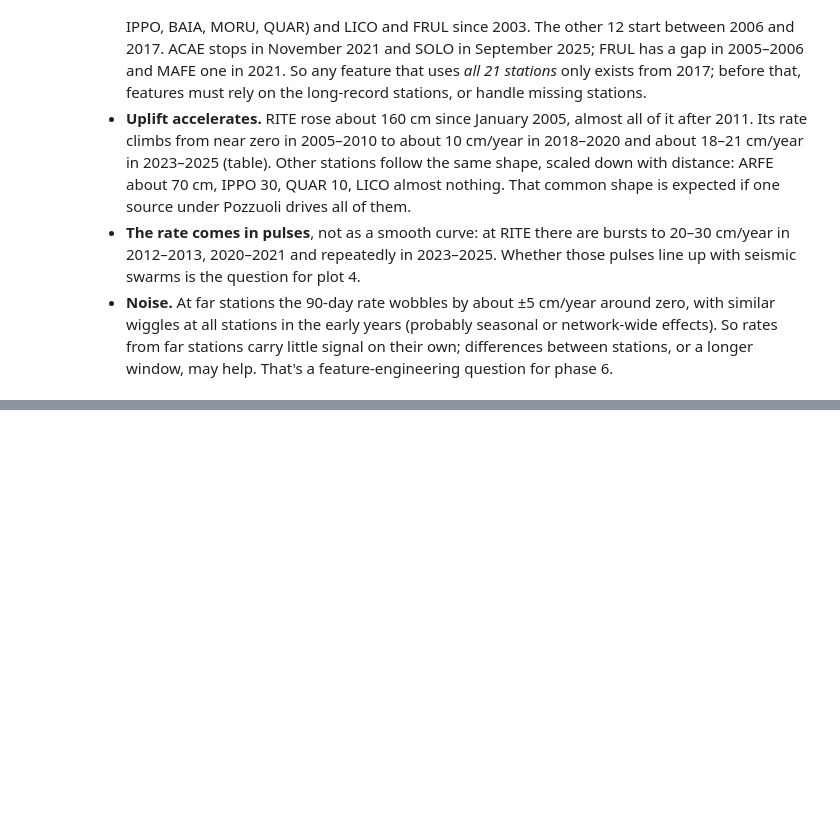
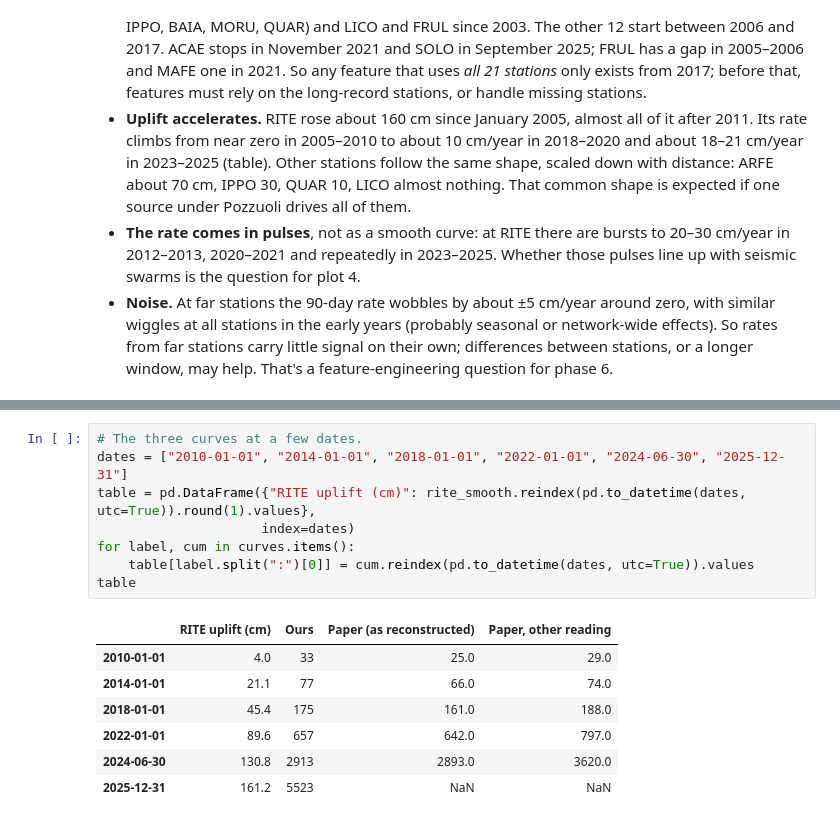
Before and after one commit to PatrickBolton/flegrei-seismicity, a Jupyter notebook: notebooks/02_explore.ipynb, the cells around one changed output, grey strips where cells are left out. Cells and saved outputs as stored; diff of their text form; blank space fills up the shorter version.

```diff
--- a/notebooks/02_explore.ipynb
+++ b/notebooks/02_explore.ipynb
@@ -250,0 +302,16 @@ rite_rate["2005":].groupby(rite_rate["2005":].index.year).mean().round(1).rename
+# %%
+# The three curves at a few dates.
+dates = ["2010-01-01", "2014-01-01", "2018-01-01", "2022-01-01", "2024-06-30", "2025-12-31"]
+table = pd.DataFrame({"RITE uplift (cm)": rite_smooth.reindex(pd.to_datetime(dates, utc=True)).round(1).values},
+                     index=dates)
+for label, cum in curves.items():
+    table[label.split(":")[0]] = cum.reindex(pd.to_datetime(dates, utc=True)).values
+table
+# %% [output]
+|  | RITE uplift (cm) | Ours | Paper (as reconstructed) | Paper, other reading |
+| 2010-01-01 | 4.0 | 33 | 25.0 | 29.0 |
+| 2014-01-01 | 21.1 | 77 | 66.0 | 74.0 |
+| 2018-01-01 | 45.4 | 175 | 161.0 | 188.0 |
+| 2022-01-01 | 89.6 | 657 | 642.0 | 797.0 |
+| 2024-06-30 | 130.8 | 2913 | 2893.0 | 3620.0 |
+| 2025-12-31 | 161.2 | 5523 | NaN | NaN |
```
Also changed, not shown: parts of 4 cells of this notebook.
